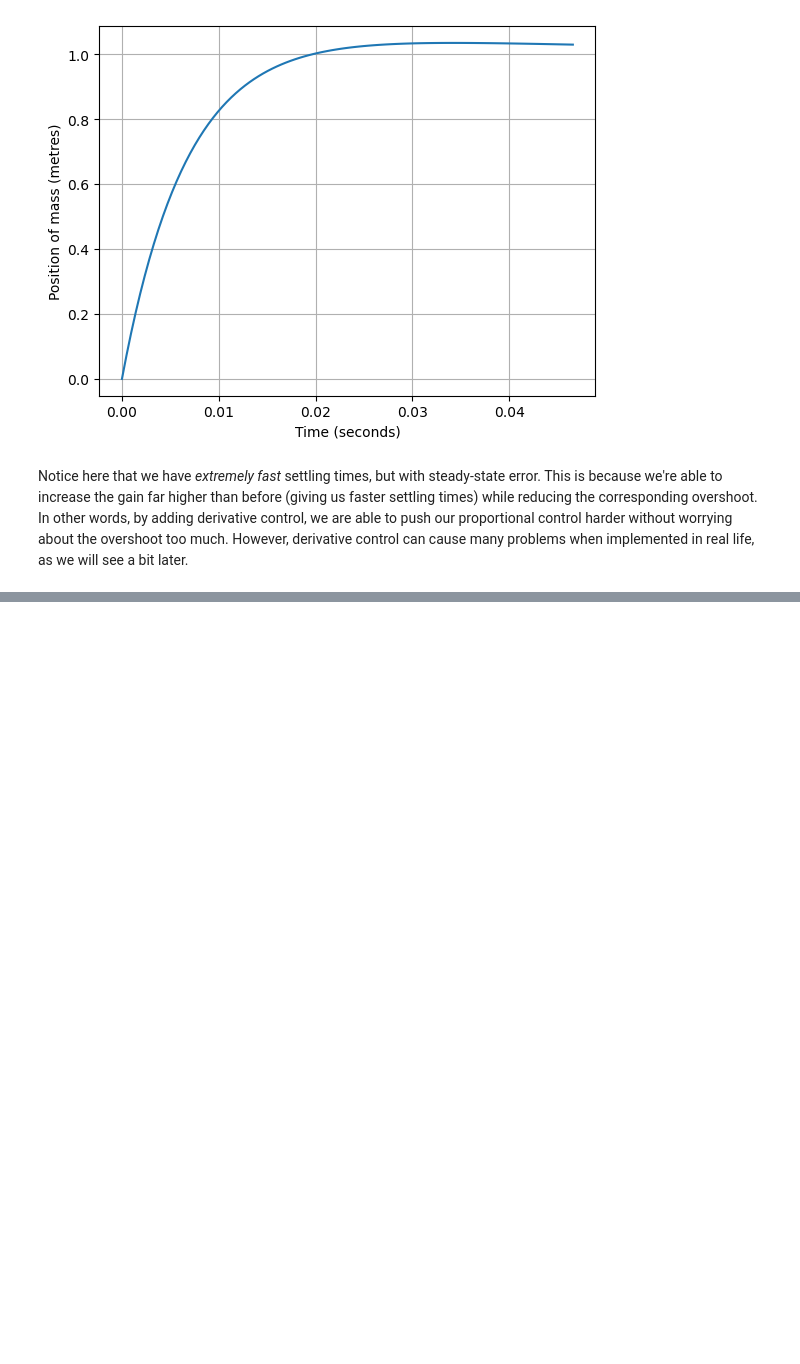
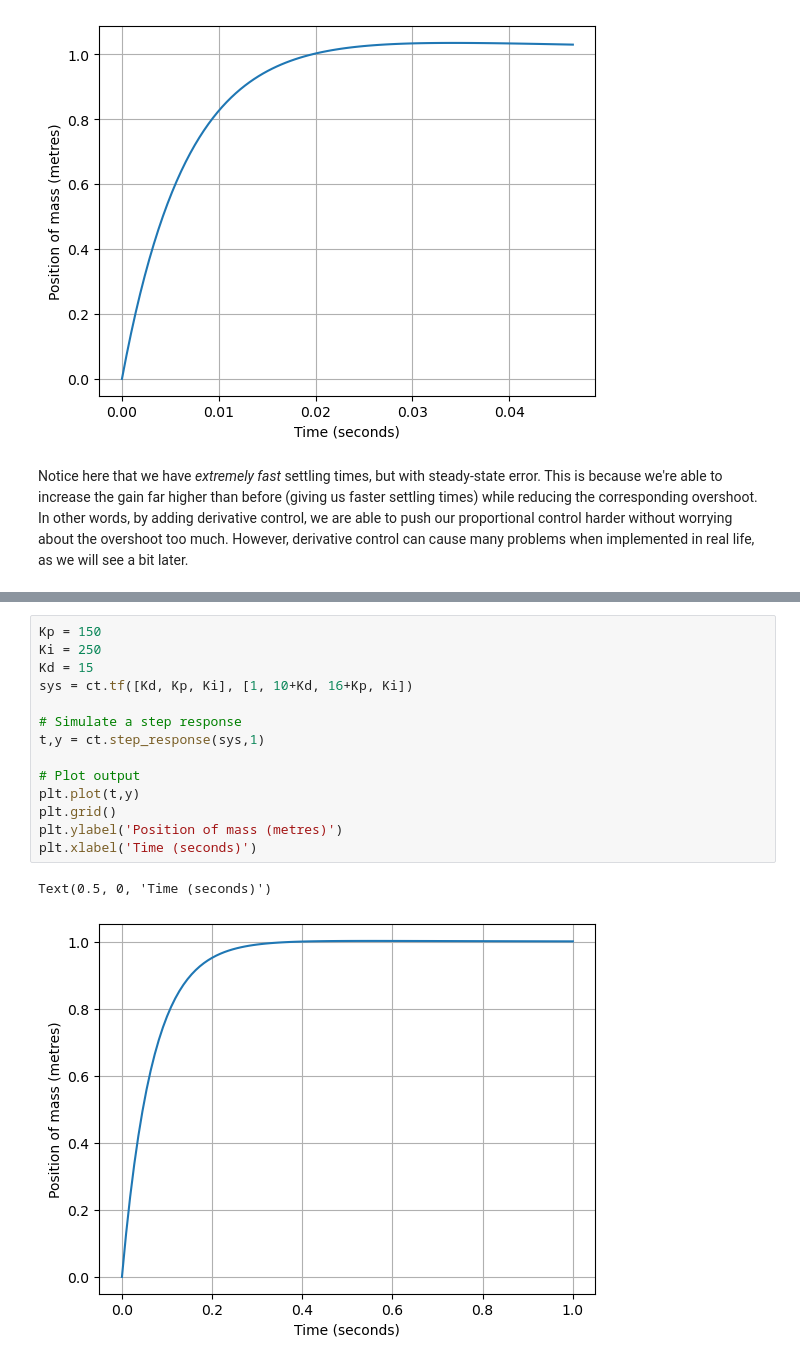
Before and after one commit to jlgoconnell/controlTutorials, a Jupyter notebook: 04 Basic design examples.ipynb, the cells around one changed output, grey strips where cells are left out. Drawn from its saved outputs; the diff is of its cells as text; blank space fills up the shorter version.

```diff
--- a/04 Basic design examples.ipynb
+++ b/04 Basic design examples.ipynb
@@ -247,0 +303,17 @@ $$ \frac{Y\left(s\right)}{X\left(s\right)} =  $$
+# %%
+Kp = 150
+Ki = 250
+Kd = 15
+sys = ct.tf([Kd, Kp, Ki], [1, 10+Kd, 16+Kp, Ki])
+
+# Simulate a step response
+t,y = ct.step_response(sys,1)
+
+# Plot output
+plt.plot(t,y)
+plt.grid()
+plt.ylabel('Position of mass (metres)')
+plt.xlabel('Time (seconds)')
+# %% [output]
+Text(0.5, 0, 'Time (seconds)')
+[figure, added]
```
Also changed, not shown: parts of 6 cells of this notebook.
